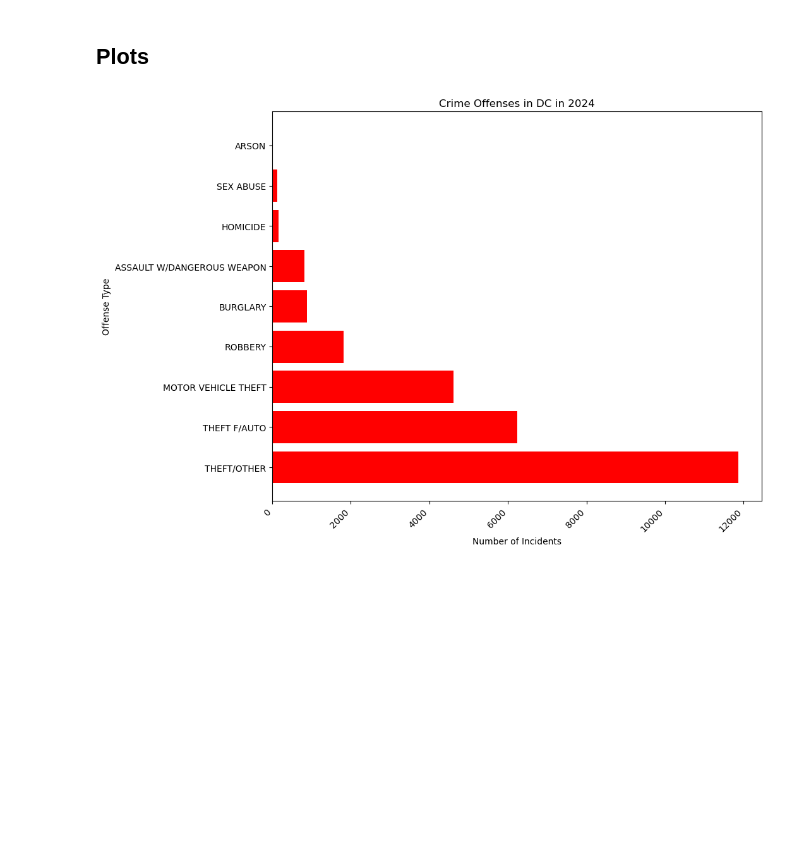
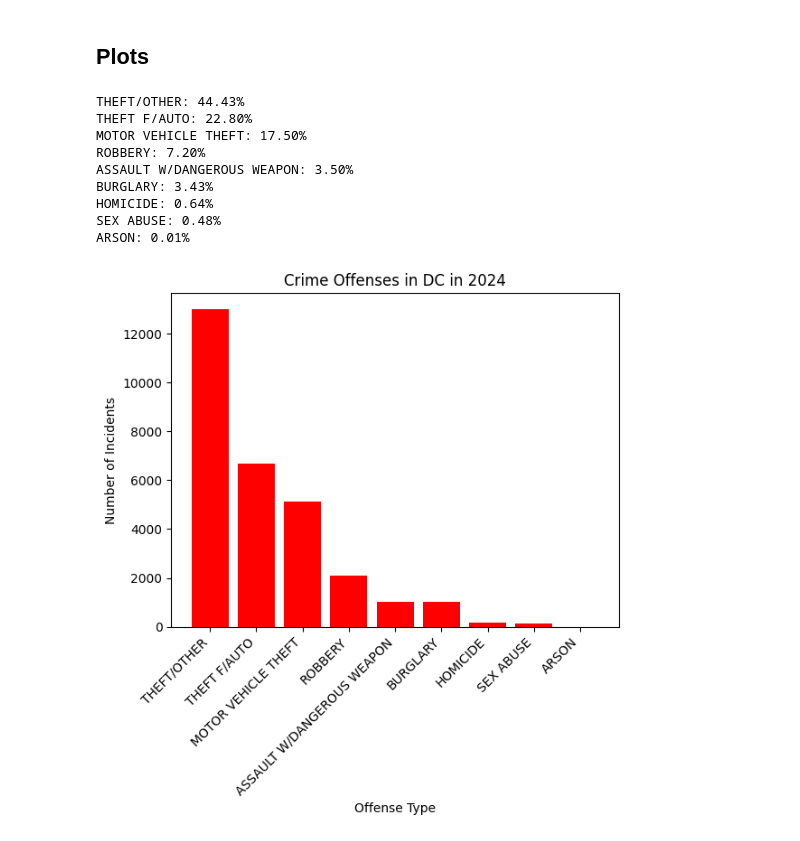
Before and after one commit to salamutu/DS-Final-Project, a Jupyter notebook: ds_final_project.ipynb, the cells around one changed output. Saved outputs shown, nothing was run; the diff lists cells and outputs as text; code cells hidden in the pictures; blank space fills up the shorter version.

Commit message:
Added graph analyses

```diff
--- a/ds_final_project.ipynb
+++ b/ds_final_project.ipynb
@@ -75,9 +67,6 @@ crime.drop(['XBLOCK','YBLOCK', 'BLOCK_GROUP', 'BLOCK', 'PSA',
                     'BID','OBJECTID','OCTO_RECORD_ID','VOTING_PRECINCT',
                     'START_DATE', 'END_DATE','REPORT_DAT'], axis=1, inplace=True)
 
-# drop missing values
-crime.dropna(inplace=True)
-
 
 crime.head()
 # %% [output]
@@ -216,13 +185,30 @@ pd.DataFrame(offense_proportions).head()
 # %% [markdown]
 ## Plots
 # %%
+# Calculate offense makeup by percent
+offense_counts = crime['offense'].value_counts()
+total_incidents = offense_counts.sum()
+crime_percentages = (offense_counts / total_incidents) * 100
+#Print
+for offense, percent in crime_percentages.items():
+    print(f"{offense}: {percent:.2f}%")
+
+
 # looking at different types of offenses
-plt.figure(figsize = (10, 8))
-plt.barh(crime['offense'].value_counts().index, crime['offense'].value_counts().values, color='red')
-plt.ylabel("Offense Type")
-plt.xlabel("Number of Incidents")
+plt.bar(crime['offense'].value_counts().index, crime['offense'].value_counts().values, color='red')
+plt.xlabel("Offense Type")
+plt.ylabel("Number of Incidents")
 plt.title("Crime Offenses in DC in 2024")
 plt.xticks(rotation=45, ha="right")
 plt.show()
 # %% [output]
+THEFT/OTHER: 44.43%
+THEFT F/AUTO: 22.80%
+MOTOR VEHICLE THEFT: 17.50%
+ROBBERY: 7.20%
+ASSAULT W/DANGEROUS WEAPON: 3.50%
+BURGLARY: 3.43%
+HOMICIDE: 0.64%
+SEX ABUSE: 0.48%
+ARSON: 0.01%
-[figure, old version]
+[figure, new version]
```
Also changed, not shown: parts of 23 cells of this notebook.
